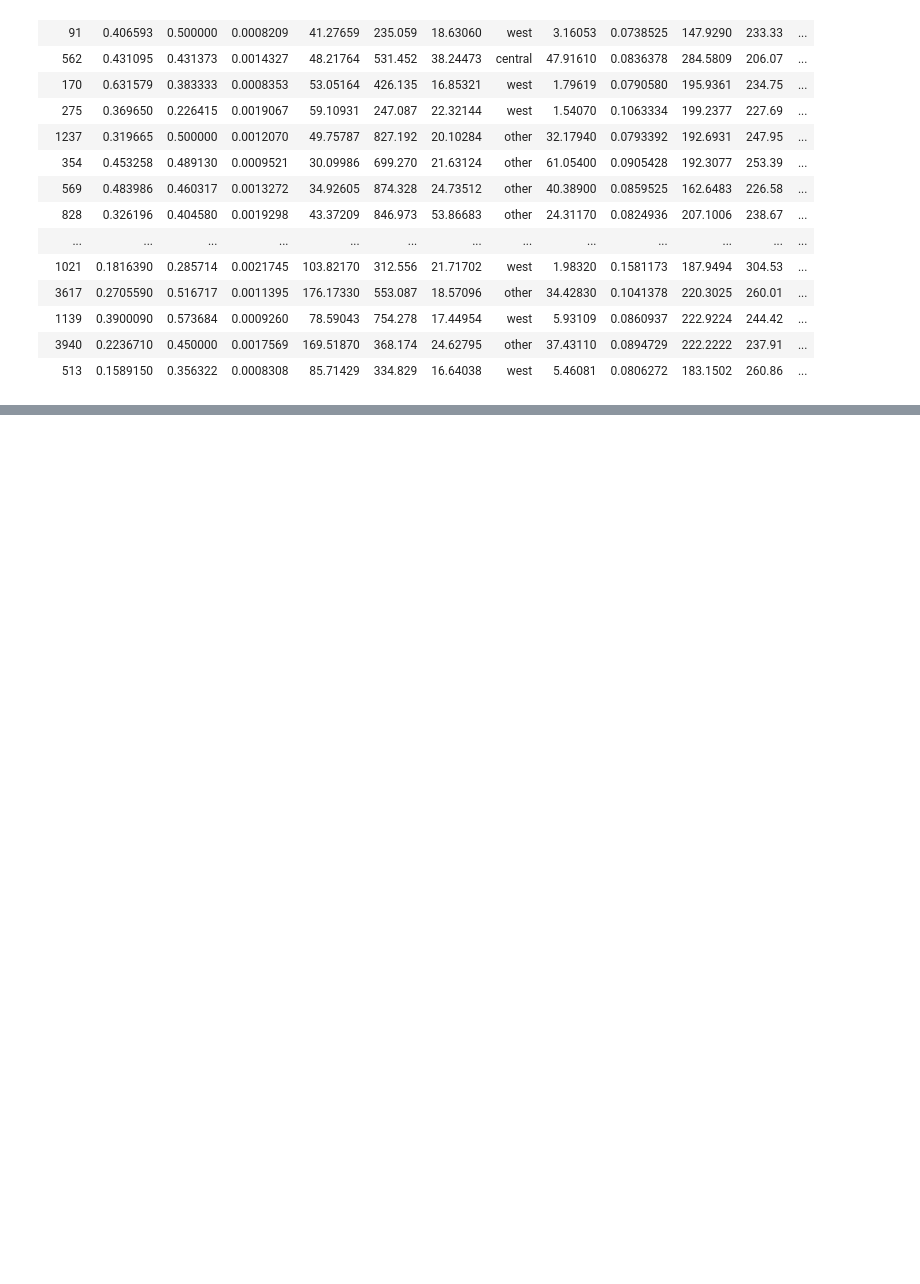
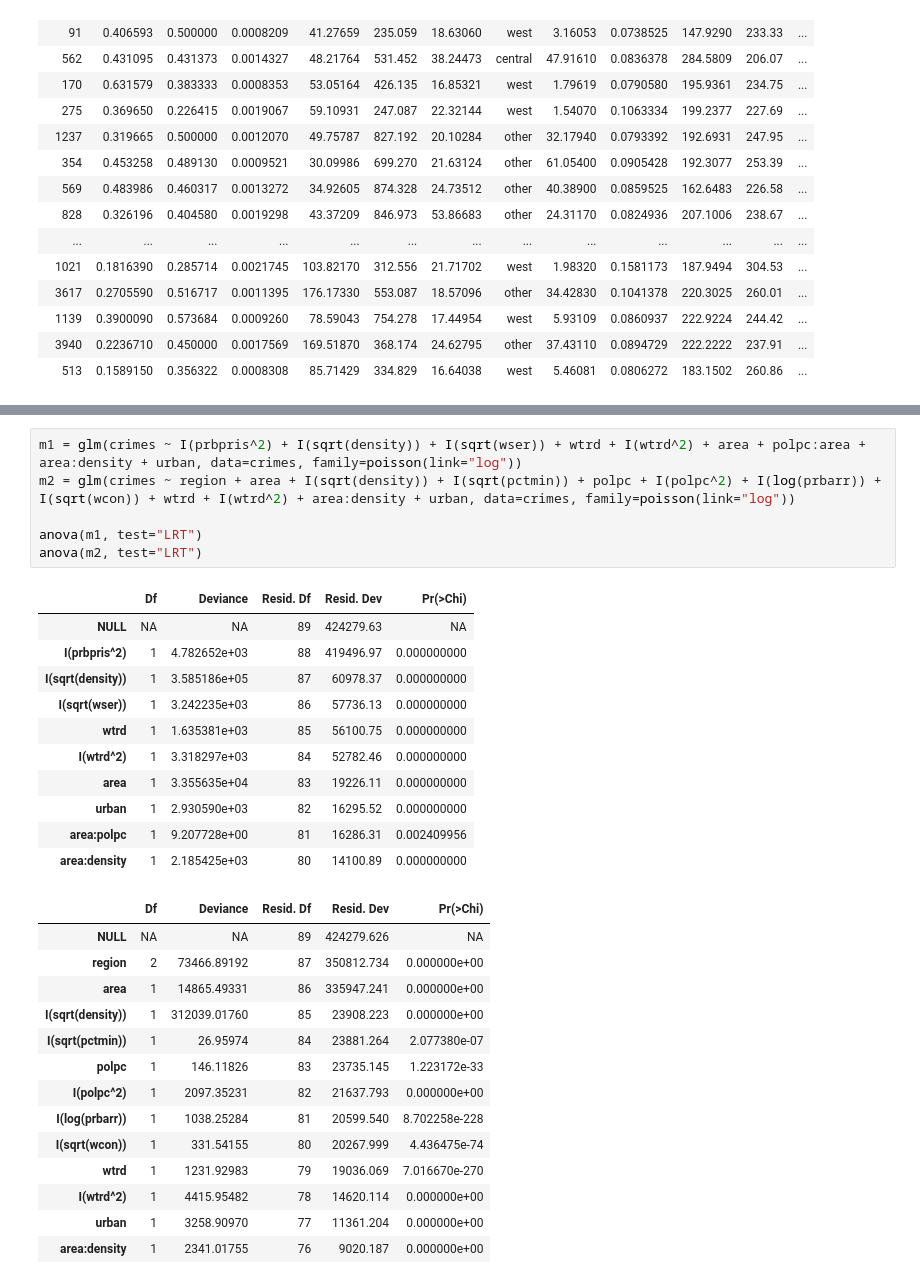
Before and after one commit to HenningAthor/SV_Crimes, a Jupyter notebook: Max/CrossValidation of Models.ipynb, the cells around one changed output, grey strips where cells are left out. Saved outputs shown, nothing was run; the diff lists cells and outputs as text; blank space fills up the shorter version.

```diff
--- a/Max/CrossValidation of Models.ipynb
+++ b/Max/CrossValidation of Models.ipynb
@@ -360,0 +493,32 @@ eval(100, 9, 5, crimes, c(
+# %%
+m1 = glm(crimes ~ I(prbpris^2) + I(sqrt(density)) + I(sqrt(wser)) + wtrd + I(wtrd^2) + area + polpc:area + area:density + urban, data=crimes, family=poisson(link="log"))
+m2 = glm(crimes ~ region + area + I(sqrt(density)) + I(sqrt(pctmin)) + polpc + I(polpc^2) + I(log(prbarr)) + I(sqrt(wcon)) + wtrd + I(wtrd^2) + area:density + urban, data=crimes, family=poisson(link="log"))
+
+anova(m1, test="LRT")
+anova(m2, test="LRT")
+# %% [output]
+|  | Df | Deviance | Resid. Df | Resid. Dev | Pr(>Chi) |
+| NULL | NA | NA | 89 | 424279.63 | NA |
+| I(prbpris^2) | 1 | 4.782652e+03 | 88 | 419496.97 | 0.000000000 |
+| I(sqrt(density)) | 1 | 3.585186e+05 | 87 | 60978.37 | 0.000000000 |
+| I(sqrt(wser)) | 1 | 3.242235e+03 | 86 | 57736.13 | 0.000000000 |
+| wtrd | 1 | 1.635381e+03 | 85 | 56100.75 | 0.000000000 |
+| I(wtrd^2) | 1 | 3.318297e+03 | 84 | 52782.46 | 0.000000000 |
+| area | 1 | 3.355635e+04 | 83 | 19226.11 | 0.000000000 |
+| urban | 1 | 2.930590e+03 | 82 | 16295.52 | 0.000000000 |
+| area:polpc | 1 | 9.207728e+00 | 81 | 16286.31 | 0.002409956 |
+| area:density | 1 | 2.185425e+03 | 80 | 14100.89 | 0.000000000 |
+|  | Df | Deviance | Resid. Df | Resid. Dev | Pr(>Chi) |
+| NULL | NA | NA | 89 | 424279.626 | NA |
+| region | 2 | 73466.89192 | 87 | 350812.734 | 0.000000e+00 |
+| area | 1 | 14865.49331 | 86 | 335947.241 | 0.000000e+00 |
+| I(sqrt(density)) | 1 | 312039.01760 | 85 | 23908.223 | 0.000000e+00 |
+| I(sqrt(pctmin)) | 1 | 26.95974 | 84 | 23881.264 | 2.077380e-07 |
+| polpc | 1 | 146.11826 | 83 | 23735.145 | 1.223172e-33 |
+| I(polpc^2) | 1 | 2097.35231 | 82 | 21637.793 | 0.000000e+00 |
+| I(log(prbarr)) | 1 | 1038.25284 | 81 | 20599.540 | 8.702258e-228 |
+| I(sqrt(wcon)) | 1 | 331.54155 | 80 | 20267.999 | 4.436475e-74 |
+| wtrd | 1 | 1231.92983 | 79 | 19036.069 | 7.016670e-270 |
+| I(wtrd^2) | 1 | 4415.95482 | 78 | 14620.114 | 0.000000e+00 |
+| urban | 1 | 3258.90970 | 77 | 11361.204 | 0.000000e+00 |
+| area:density | 1 | 2341.01755 | 76 | 9020.187 | 0.000000e+00 |
```
Also changed, not shown: parts of 4 cells of this notebook.
